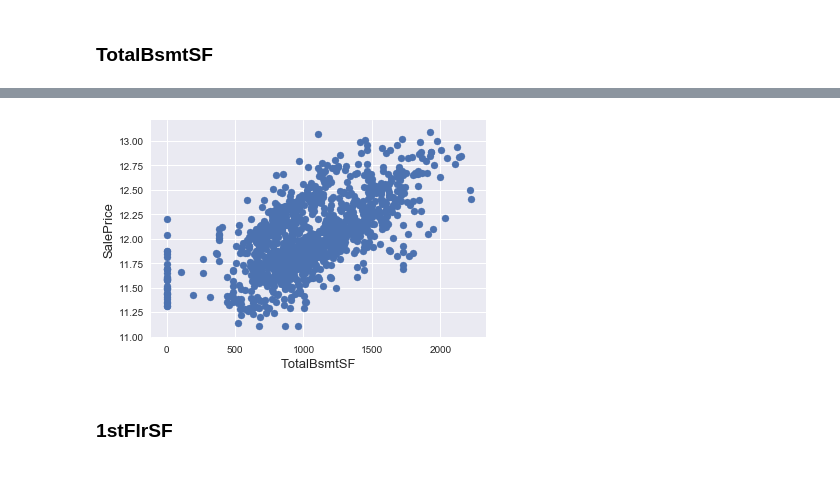
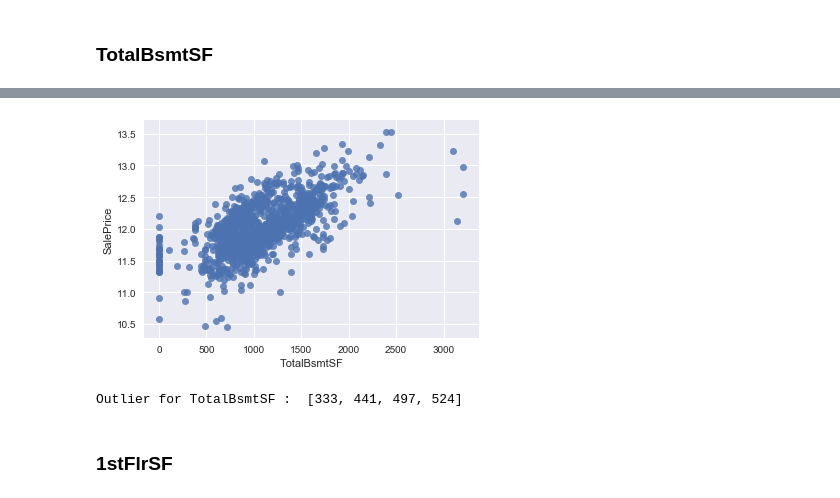
Before and after one commit to raphaelavalos/aml-lab, a Jupyter notebook: challenge/challenge.ipynb, the cells around one changed output, grey strips where cells are left out. Drawn from its saved outputs; the diff is of its cells as text; code cells hidden in the pictures.

```diff
--- a/challenge/challenge.ipynb
+++ b/challenge/challenge.ipynb
@@ -637,10 +592,10 @@ df_train =df_train[(df_train['TotalBsmtSF']<2250) & (df_train['SalePrice']>11.1)
-# %%
-fig, ax = plt.subplots()
-ax.scatter(x = df_train['TotalBsmtSF'], y = df_train['SalePrice'])
-plt.ylabel('SalePrice', fontsize=13)
-plt.xlabel('TotalBsmtSF', fontsize=13)
-plt.show()
-# %% [output]
-[figure, removed]
+# %%
+sns.regplot(x="TotalBsmtSF", y="SalePrice", data=dftwsp, fit_reg=False);
+# %% [output]
+[figure, added]
+# %%
+print("Outlier for TotalBsmtSF : ", list(dftwsp[(dftwsp.TotalBsmtSF>3000)].Id))
+# %% [output]
+Outlier for TotalBsmtSF :  [333, 441, 497, 524]
 # %% [markdown]
 ### 1stFlrSF ###
```
Also changed, not shown: parts of 39 cells of this notebook.
